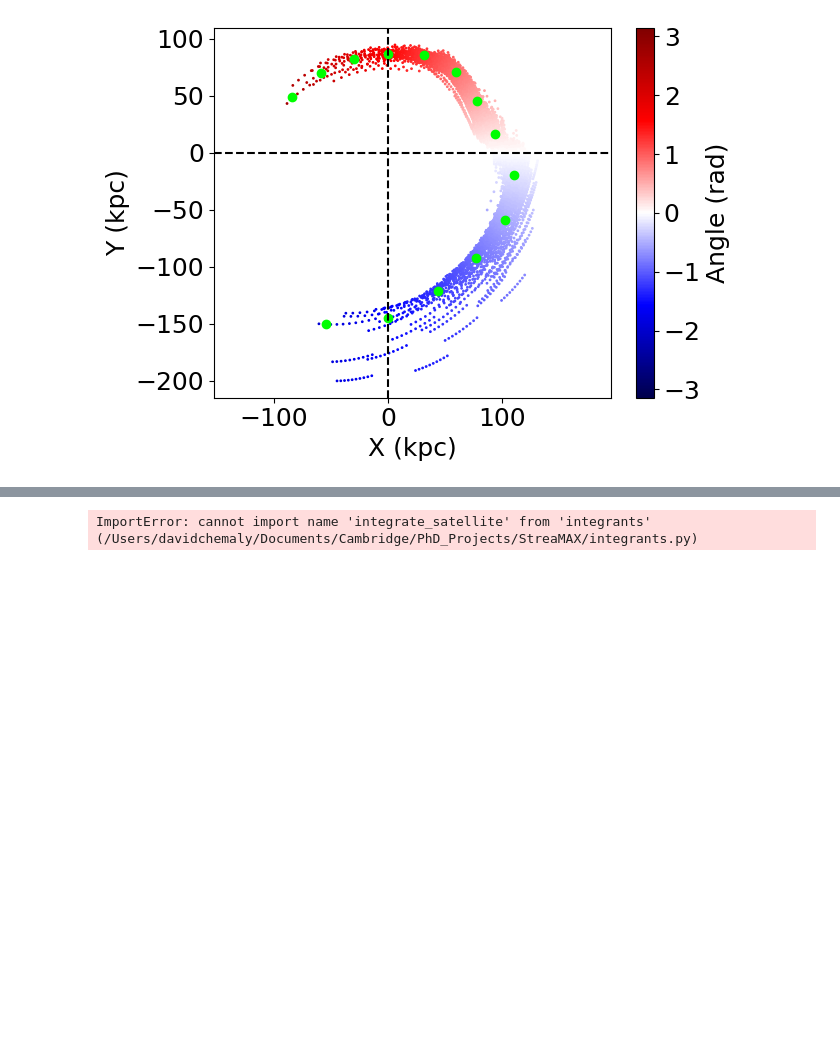
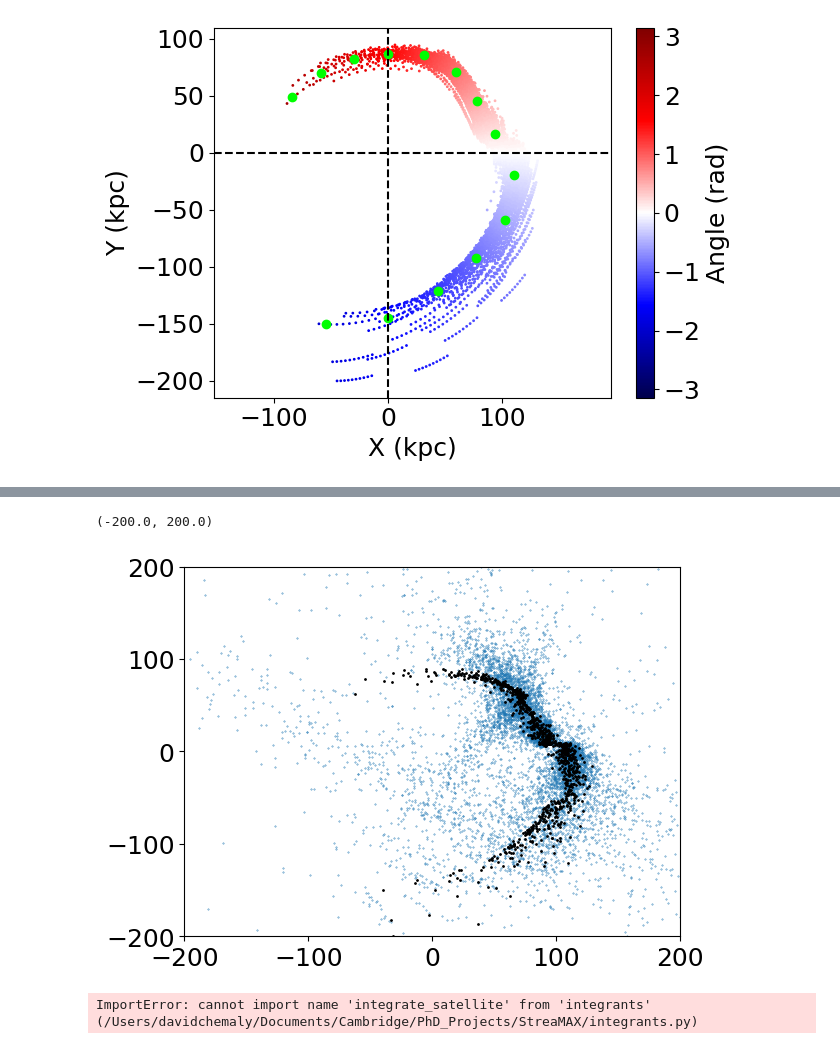
Before and after one commit to David-Chemaly/StreaMAX, a Jupyter notebook: quick_start.ipynb, the cells around one changed output, grey strips where cells are left out. Cells and saved outputs as stored; diff of their text form; code cells hidden in the pictures; blank space fills up the shorter version.

```diff
--- a/quick_start.ipynb
+++ b/quick_start.ipynb
@@ -117,3 +173,11 @@ Time taken to generate stream using First: 0.05 seconds
+# %%
+plt.scatter(samples_final[:, 0], samples_final[:, 1], s=0.1)
+plt.scatter(xv_stream_first[:, 0], xv_stream_first[:, 1], c='k', s=1)
+plt.xlim(-200, 200)
+plt.ylim(-200, 200)
+# %% [output]
+(-200.0, 200.0)
+[figure, added]
 # %%
 from spray import *
 
```
Also changed, not shown: parts of 15 cells of this notebook, 8 other files.
